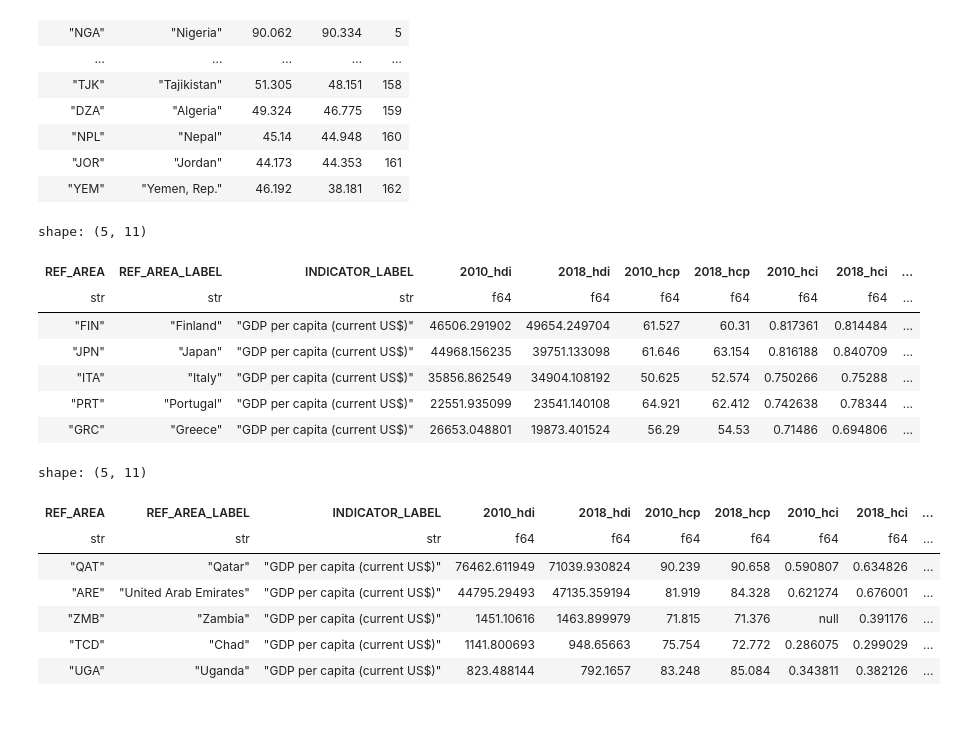
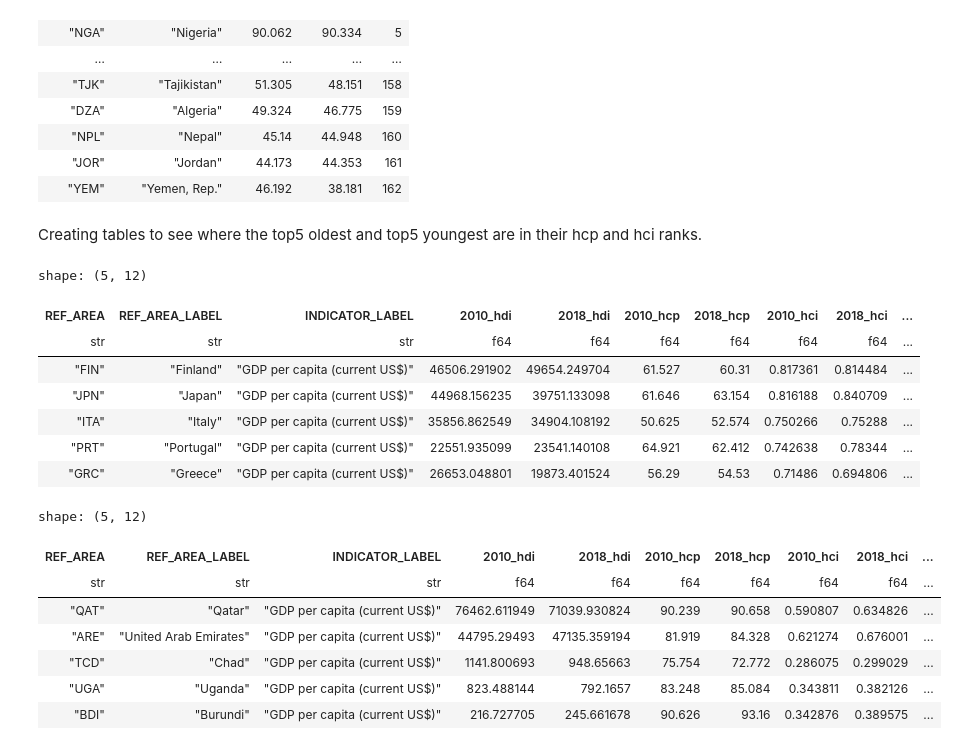
Before and after one commit to rachelv2/first_project, a Jupyter notebook: notebooks/data_cleaning_beatriz.ipynb, the cells around one changed output. Cells and saved outputs as stored; diff of their text form; code cells hidden in the pictures; blank space fills up the shorter version.

```diff
--- a/notebooks/data_cleaning_beatriz.ipynb
+++ b/notebooks/data_cleaning_beatriz.ipynb
@@ -873,11 +902,15 @@ aging_simple = (
         (pl.col('SEX_LABEL') == 'Total')
     )
     .sort('2018_hdi', descending=True)
+    .with_columns(
+        (pl.arange(1, pl.len() + 1)).alias('rank_age')
+    )
 )
 
-top5 = aging_simple.head(5)
-bottom5 = aging_simple.tail(5)
-top_bottom = pl.concat([top5, bottom5])
+top6 = aging_simple.head(5)
+bottom6 = aging_simple.tail(7)
+top_bottom = pl.concat([top6, bottom6])
 
+pl.Config.set_tbl_rows(20)
 display(top_bottom)
 # %% [output]
@@ -981,27 +1020,50 @@ shape: (162, 5)
 | "NPL" | "Nepal" | 45.14 | 44.948 | 160 |
 | "JOR" | "Jordan" | 44.173 | 44.353 | 161 |
 | "YEM" | "Yemen, Rep." | 46.192 | 38.181 | 162 |
+# %% [markdown]
+Creating tables to see where the top5 oldest and top5 youngest are in their hcp and hci ranks.
 # %%
+# Step 1: Recreate gdp_current_2018 WITH rank column
+gdp_current_2018 = (
+    merged
+    .filter(
+        (pl.col('INDICATOR_LABEL') == 'GDP per capita (current US$)') &
+        (pl.col('SEX_LABEL') == 'Total')
+    )
+    .select(['REF_AREA', 'REF_AREA_LABEL', 'INDICATOR_LABEL', '2010_hdi', '2018_hdi', '2010_hcp', '2018_hcp', '2010_hci', '2018_hci'])
+    .sort('2018_hdi', descending=True)
+    .with_columns(
+        (pl.arange(1, pl.len() + 1)).alias('rank')
+    )
+)
+
+# Step 2: Filter to target countries
 target_countries = ['Japan', 'Italy', 'Portugal', 'Greece', 'Finland']
 
-# Find target countries in hcp rank
+gdp_target = gdp_current_2018.filter(
+    pl.col('REF_AREA_LABEL').is_in(target_countries)
+).rename({'rank': 'rank_gdp'})
+
+# Step 3: HCP rank for target countries
 hcp_target = hcp_rank.filter(
     pl.col('REF_AREA_LABEL').is_in(target_countries)
-).sort('rank').rename({'rank': 'rank_hcp'})
+).select(['REF_AREA', 'rank']).rename({'rank': 'rank_hcp'})
 
-# Add rank_gdp to gdp_target
-gdp_target = gdp_target.rename({'rank': 'rank_gdp'})
+# Step 4: Age rank for target countries
+age_target = aging_simple.filter(
+    pl.col('REF_AREA_LABEL').is_in(target_countries)
+).select(['REF_AREA', 'rank_age'])
 
-# Combine both
+# Step 5: Combine all
 combined_target = gdp_target.join(
-    hcp_target.select(['REF_AREA', 'rank_hcp']),
-    on='REF_AREA',
-    how='left'
-)
+    hcp_target, on='REF_AREA', how='left'
+).join(
+    age_target, on='REF_AREA', how='left'
+).sort('rank_gdp')
 
 display(combined_target)
 # %% [output]
-shape: (5, 11)
+shape: (5, 12)
 | REF_AREA | REF_AREA_LABEL | INDICATOR_LABEL | 2010_hdi | 2018_hdi | 2010_hcp | 2018_hcp | 2010_hci | 2018_hci | ... |
 | str | str | str | f64 | f64 | f64 | f64 | f64 | f64 | ... |
 | "FIN" | "Finland" | "GDP per capita (current US$)" | 46506.291902 | 49654.249704 | 61.527 | 60.31 | 0.817361 | 0.814484 | ... |
@@ -1010,32 +1072,37 @@ shape: (5, 11)
 | "PRT" | "Portugal" | "GDP per capita (current US$)" | 22551.935099 | 23541.140108 | 64.921 | 62.412 | 0.742638 | 0.78344 | ... |
 | "GRC" | "Greece" | "GDP per capita (current US$)" | 26653.048801 | 19873.401524 | 56.29 | 54.53 | 0.71486 | 0.694806 | ... |
 # %%
-target_countries_bottom = ['Qatar', 'United Arab Emirates', 'Zambia', 'Uganda', 'Chad']
+target_countries_bottom = ['Qatar', 'United Arab Emirates', 'Uganda', 'Chad', 'Burundi']
 
 # GDP rank for bottom countries
 gdp_target_bottom = gdp_current_2018.filter(
     pl.col('REF_AREA_LABEL').is_in(target_countries_bottom)
 ).rename({'rank': 'rank_gdp'})
 
 # HCP rank for bottom countries
 hcp_target_bottom = hcp_rank.filter(
     pl.col('REF_AREA_LABEL').is_in(target_countries_bottom)
 ).select(['REF_AREA', 'rank']).rename({'rank': 'rank_hcp'})
 
-# Combine
+# Age rank for bottom countries
+age_target_bottom = aging_simple.filter(
+    pl.col('REF_AREA_LABEL').is_in(target_countries_bottom)
+).select(['REF_AREA', 'rank_age'])
+
+# Combine all
 target_bottom = gdp_target_bottom.join(
-    hcp_target_bottom,
-    on='REF_AREA',
-    how='left'
+    hcp_target_bottom, on='REF_AREA', how='left'
+).join(
+    age_target_bottom, on='REF_AREA', how='left'
 ).sort('rank_gdp')
 
 display(target_bottom)
 # %% [output]
-shape: (5, 11)
+shape: (5, 12)
 | REF_AREA | REF_AREA_LABEL | INDICATOR_LABEL | 2010_hdi | 2018_hdi | 2010_hcp | 2018_hcp | 2010_hci | 2018_hci | ... |
 | str | str | str | f64 | f64 | f64 | f64 | f64 | f64 | ... |
 | "QAT" | "Qatar" | "GDP per capita (current US$)" | 76462.611949 | 71039.930824 | 90.239 | 90.658 | 0.590807 | 0.634826 | ... |
 | "ARE" | "United Arab Emirates" | "GDP per capita (current US$)" | 44795.29493 | 47135.359194 | 81.919 | 84.328 | 0.621274 | 0.676001 | ... |
-| "ZMB" | "Zambia" | "GDP per capita (current US$)" | 1451.10616 | 1463.899979 | 71.815 | 71.376 | null | 0.391176 | ... |
 | "TCD" | "Chad" | "GDP per capita (current US$)" | 1141.800693 | 948.65663 | 75.754 | 72.772 | 0.286075 | 0.299029 | ... |
 | "UGA" | "Uganda" | "GDP per capita (current US$)" | 823.488144 | 792.1657 | 83.248 | 85.084 | 0.343811 | 0.382126 | ... |
+| "BDI" | "Burundi" | "GDP per capita (current US$)" | 216.727705 | 245.661678 | 90.626 | 93.16 | 0.342876 | 0.389575 | ... |
```
Also changed, not shown: parts of 42 cells of this notebook, 5 other files.
